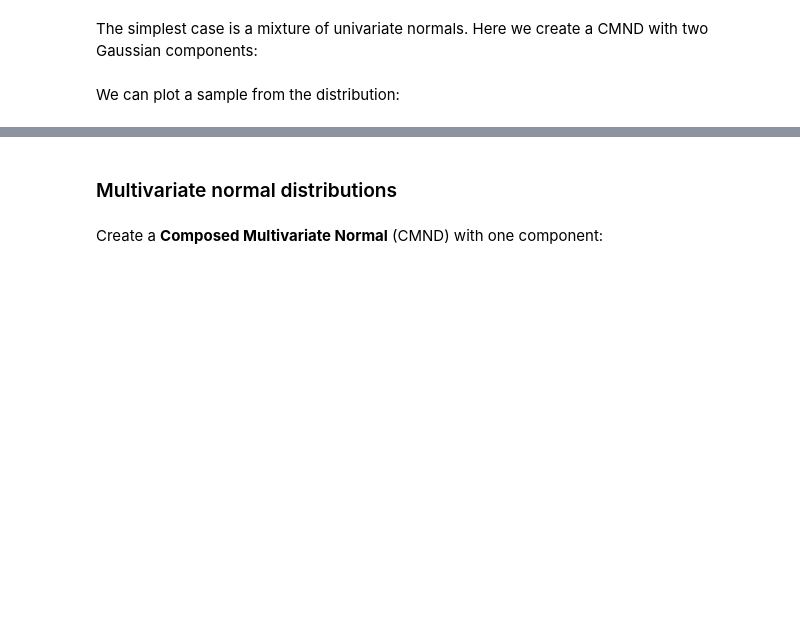
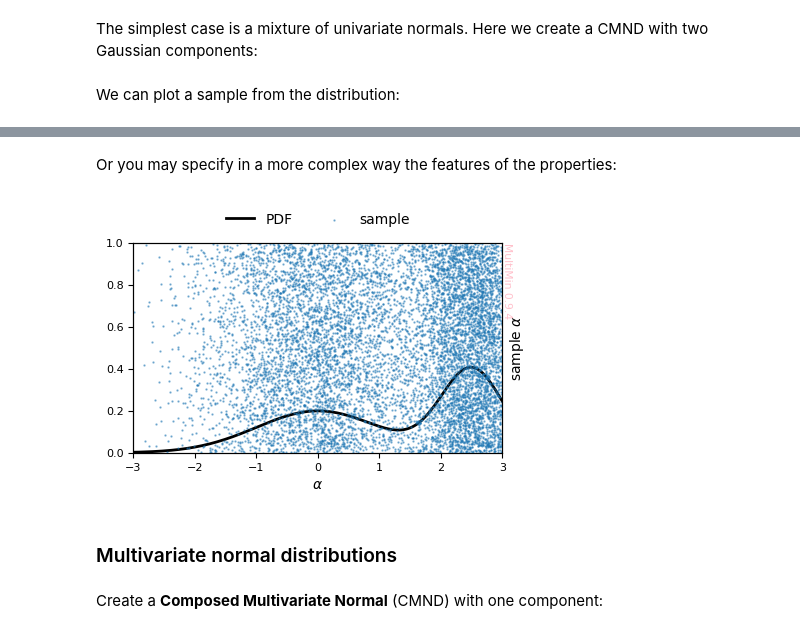
Before and after one commit to seap-udea/multimin, a Jupyter notebook: docs/examples/multimin_cmnd_quickstart.ipynb, the cells around one changed output, grey strips where cells are left out. Saved outputs shown, nothing was run; the diff lists cells and outputs as text; code cells hidden in the pictures; blank space fills up the shorter version.

```diff
--- a/docs/examples/multimin_cmnd_quickstart.ipynb
+++ b/docs/examples/multimin_cmnd_quickstart.ipynb
@@ -85,3 +85,14 @@ plt.savefig(f'gallery/{figprefix}_univariate_sample_hist.png')
+# %% [markdown]
+Or you may specify in a more complex way the features of the properties:
+# %%
+G = CMND.plot_sample(
+    properties=dict(x=dict(label=r"$\alpha$", range=[-3,3])),
+    sargs=dict(s=0.5, alpha=0.5),
+    figsize=3
+)
+plt.savefig(f'gallery/{figprefix}_univariate_sample_hist.png')
+# %% [output]
+[figure, added]
 # %% [markdown]
 ### Multivariate normal distributions
 # %% [markdown]
```
Also changed, not shown: parts of 4 cells of this notebook, 47 other files.
